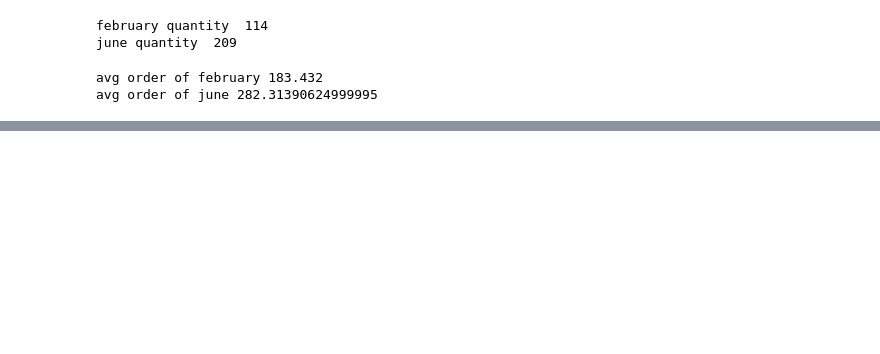
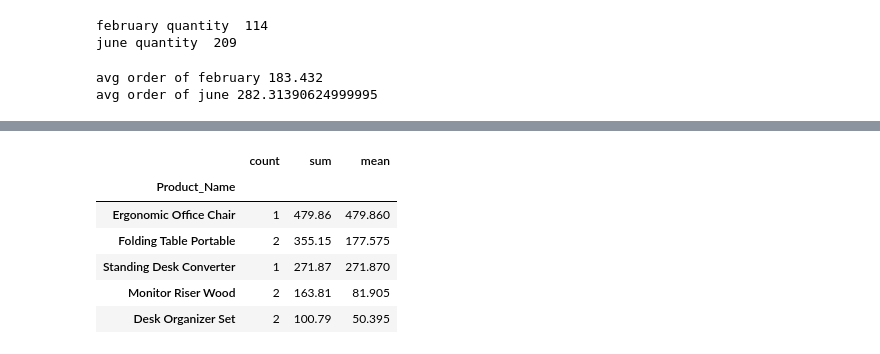
Before and after one commit to anubhabmandal09/ecommerce-sales-analysis, a Jupyter notebook: notebooks/sales_analysis.ipynb, the cells around one changed output, grey strips where cells are left out. Saved outputs shown, nothing was run; the diff lists cells and outputs as text; code cells hidden in the pictures; blank space fills up the shorter version.

```diff
--- a/notebooks/sales_analysis.ipynb
+++ b/notebooks/sales_analysis.ipynb
@@ -457,0 +550,12 @@ avg order of june 282.31390624999995
+# %%
+feb_furniture.groupby("Product_Name")["Total_Sales"].agg(
+    ["count", "sum", "mean"]
+).sort_values("sum", ascending=False)
+# %% [output]
+|  | count | sum | mean |
+| Product_Name |  |  |  |
+| Ergonomic Office Chair | 1 | 479.86 | 479.860 |
+| Folding Table Portable | 2 | 355.15 | 177.575 |
+| Standing Desk Converter | 1 | 271.87 | 271.870 |
+| Monitor Riser Wood | 2 | 163.81 | 81.905 |
+| Desk Organizer Set | 2 | 100.79 | 50.395 |
```
Also changed, not shown: parts of 18 cells of this notebook.
